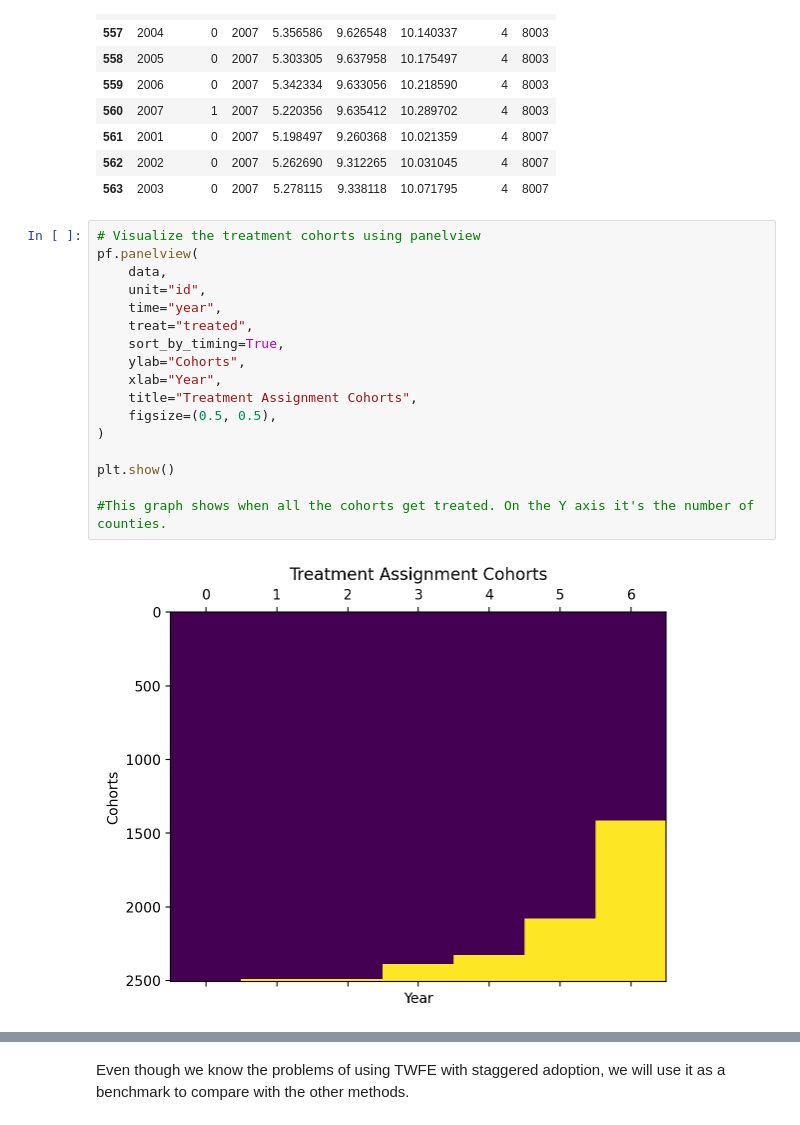
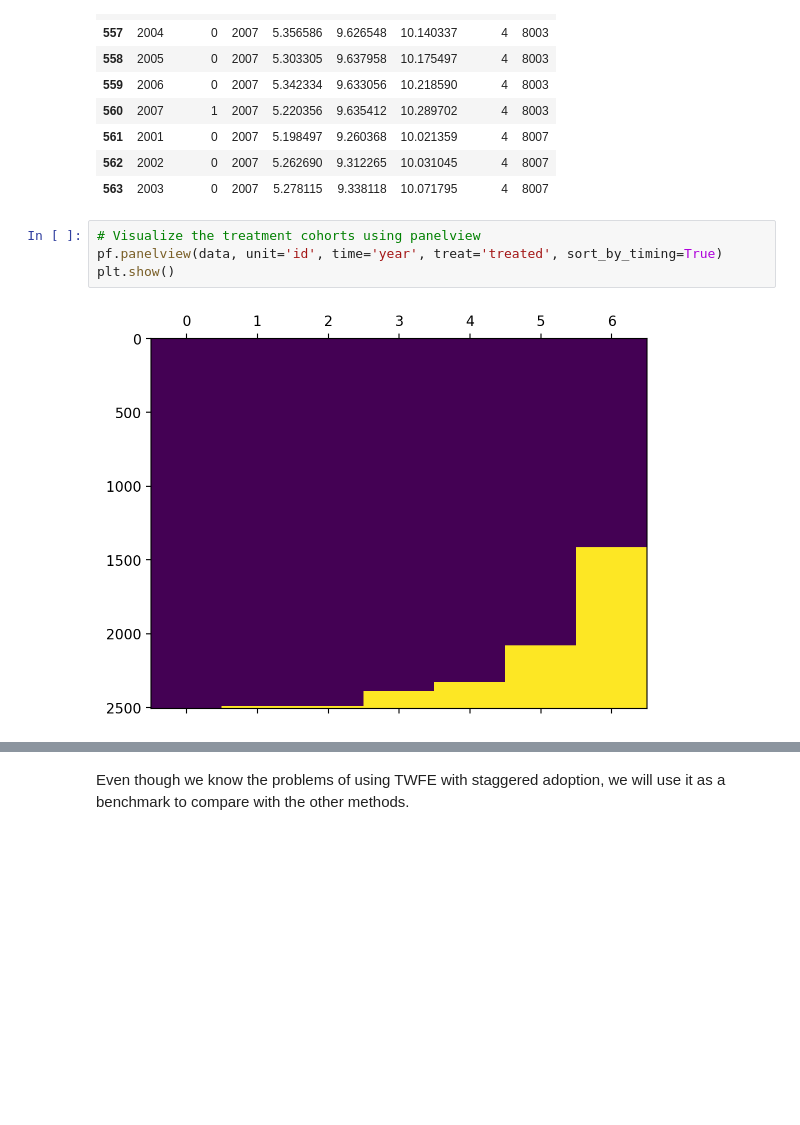
Before and after one commit to sofials2002/SOFIA, a Jupyter notebook: DiD_Modern.ipynb, the cells around one changed output, grey strips where cells are left out. Saved outputs shown, nothing was run; the diff lists cells and outputs as text; blank space fills up the shorter version.

```diff
--- a/DiD_Modern.ipynb
+++ b/DiD_Modern.ipynb
@@ -51,22 +52,9 @@ data.head(10)
 | 563 | 2003 | 0 | 2007 | 5.278115 | 9.338118 | 10.071795 | 4 | 8007 |
 # %%
 # Visualize the treatment cohorts using panelview
-pf.panelview(
-    data,
-    unit="id",
-    time="year",
-    treat="treated",
-    sort_by_timing=True,
-    ylab="Cohorts",
-    xlab="Year",
-    title="Treatment Assignment Cohorts",
-    figsize=(0.5, 0.5),
-)
-
+pf.panelview(data, unit='id', time='year', treat='treated', sort_by_timing=True)
 plt.show()
-
-#This graph shows when all the cohorts get treated. On the Y axis it's the number of counties.
 # %% [output]
-[figure, old version]
+[figure, new version]
 # %%
 # Visualize the trends of employment for each treatment cohort
```
Also changed, not shown: parts of 14 cells of this notebook.
